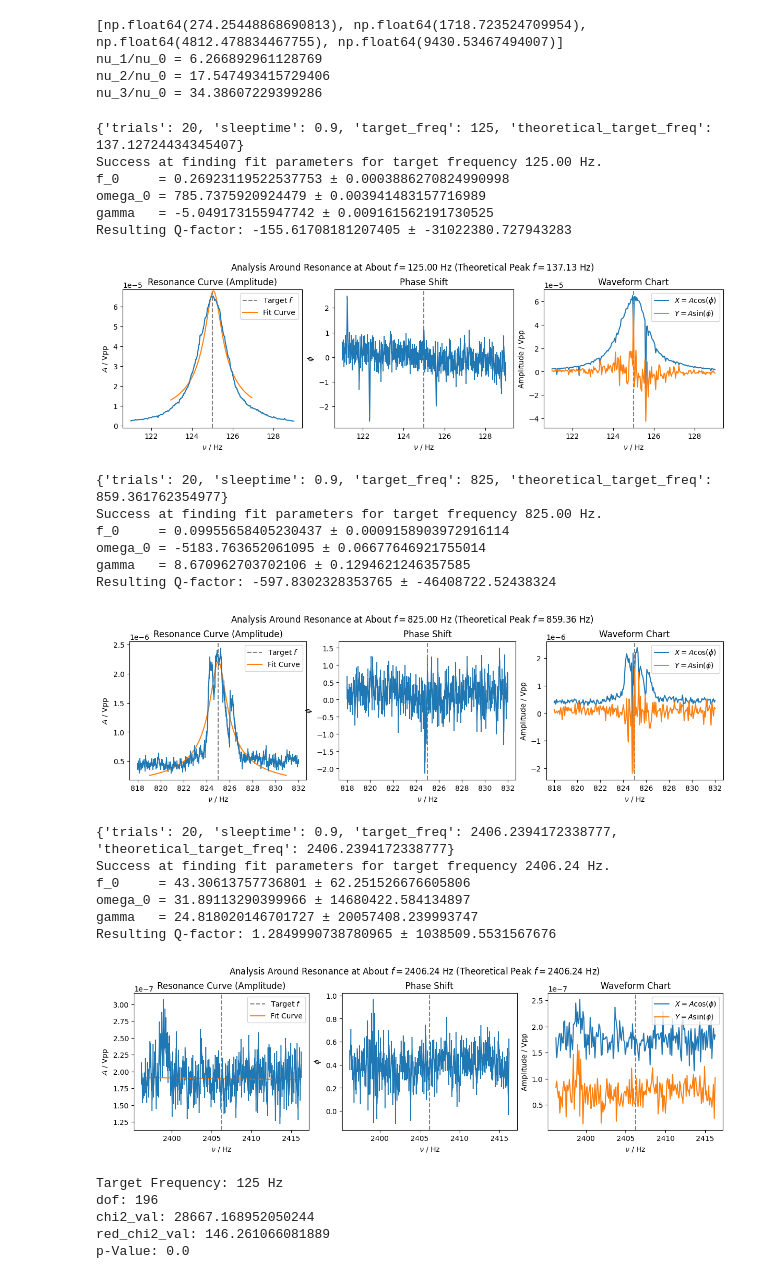
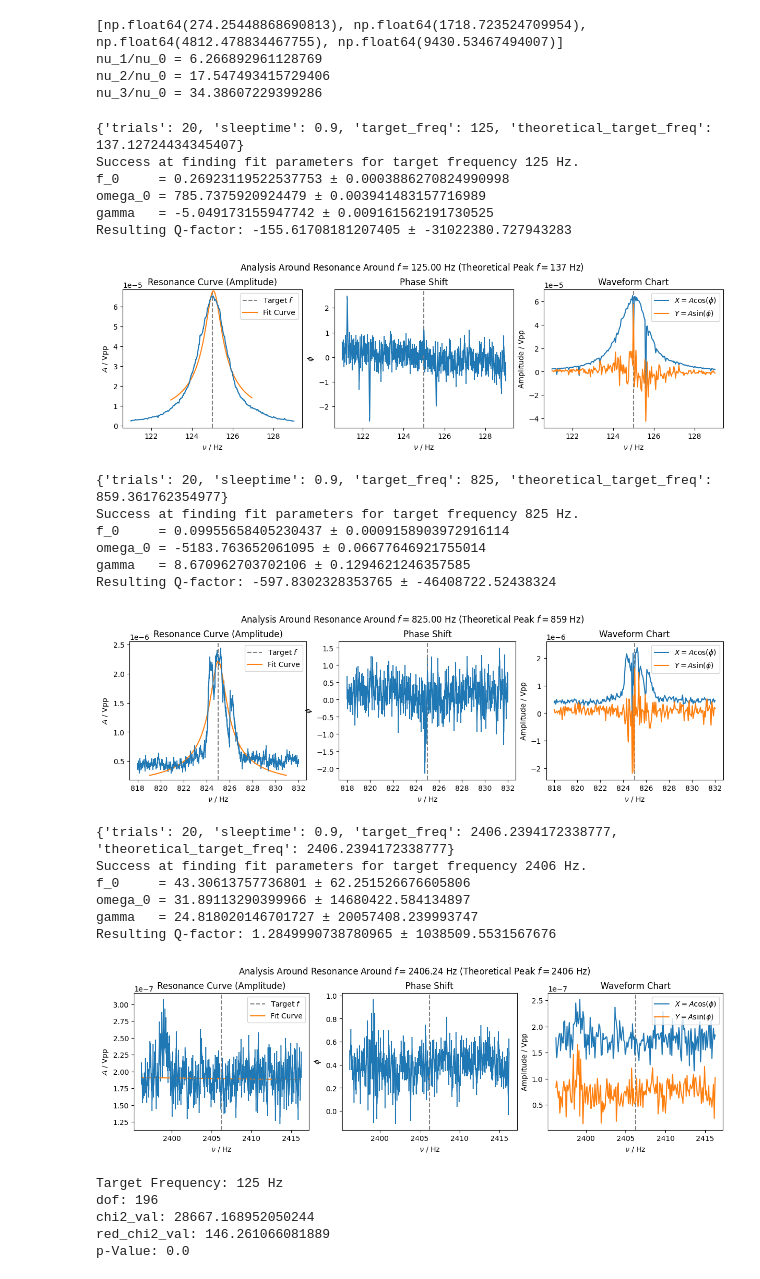
Before and after one commit to Just-Neptun/FP, a Jupyter notebook: F75 Computers and Data/Data_Analysis/analysis_A.ipynb, the cells around one changed output. Drawn from its saved outputs; the diff is of its cells as text; code cells hidden in the pictures.

```diff
--- a/F75 Computers and Data/Data_Analysis/analysis_A.ipynb
+++ b/F75 Computers and Data/Data_Analysis/analysis_A.ipynb
@@ -131,51 +131,51 @@ for i, (loc, p0, fit_lims) in enumerate(zip(locs, p0s, fit_limss)):
         params, params_err = lorentz.fit_analysis(
             axs[0],
             freq[fit_lims[0]:fit_lims[1]],
             A[fit_lims[0]:fit_lims[1]],
             A_err[fit_lims[0]:fit_lims[1]],
             p0
         )
-        print(f"Success at finding fit parameters for target frequency {target_freq:.2f} Hz.")
+        print(f"Success at finding fit parameters for target frequency {target_freq:.0f} Hz.")
         for param_name, param, param_err in zip(lorentz.FIT_PARAM_NAMES, params, params_err):
             result_dict[param_name] = param
             result_dict[param_name + '_err'] = param_err
             print(f'{param_name:<7} = {param} ± {param_err}')
         Q, Q_err = lorentz.calc_Q_factor(params, params_err)
         result_dict['fit_Q_factor'] = Q
         result_dict['fit_Q_err'] = Q_err
         print(f'Resulting Q-factor: {Q} ± {Q_err}')
         result_dict['params_list'] = params
         result_dict['params_err_list'] = params_err
     except RuntimeError as r_e:
-        print(f"Finding fit parameters was not possible for target frequency {target_freq:.2f} Hz.")
+        print(f"Finding fit parameters was not possible for target frequency {target_freq:.0f} Hz.")
 
     # append results to list (for later making into a pandas df)
     expA_fitparam_results[i] = result_dict
 
     axs[0].legend()
-    fig.suptitle(f"Analysis Around Resonance at About $ f = {target_freq:.2f}$ Hz (Theoretical Peak $ f = {theo_target_freq:.2f} $ Hz)")
+    fig.suptitle(f"Analysis Around Resonance Around $ f = {target_freq:.2f}$ Hz (Theoretical Peak $ f = {theo_target_freq:.0f} $ Hz)")
     plt.show()
 # %% [output]
 {'trials': 20, 'sleeptime': 0.9, 'target_freq': 125, 'theoretical_target_freq': 137.12724434345407}
-Success at finding fit parameters for target frequency 125.00 Hz.
+Success at finding fit parameters for target frequency 125 Hz.
 f_0     = 0.26923119522537753 ± 0.0003886270824990998
 omega_0 = 785.7375920924479 ± 0.003941483157716989
 gamma   = -5.049173155947742 ± 0.009161562191730525
 Resulting Q-factor: -155.61708181207405 ± -31022380.727943283
-[figure, old version]
+[figure, new version]
 {'trials': 20, 'sleeptime': 0.9, 'target_freq': 825, 'theoretical_target_freq': 859.361762354977}
-Success at finding fit parameters for target frequency 825.00 Hz.
+Success at finding fit parameters for target frequency 825 Hz.
 f_0     = 0.09955658405230437 ± 0.0009158903972916114
 omega_0 = -5183.763652061095 ± 0.06677646921755014
 gamma   = 8.670962703702106 ± 0.1294621246357585
 Resulting Q-factor: -597.8302328353765 ± -46408722.52438324
-[figure, old version]
+[figure, new version]
 {'trials': 20, 'sleeptime': 0.9, 'target_freq': 2406.2394172338777, 'theoretical_target_freq': 2406.2394172338777}
-Success at finding fit parameters for target frequency 2406.24 Hz.
+Success at finding fit parameters for target frequency 2406 Hz.
 f_0     = 43.30613757736801 ± 62.251526676605806
 omega_0 = 31.89113290399966 ± 14680422.584134897
 gamma   = 24.818020146701727 ± 20057408.239993747
 Resulting Q-factor: 1.2849990738780965 ± 1038509.5531567676
-[figure, old version]
+[figure, new version]
 # %%
 from scipy.stats import chi2
```
Also changed, not shown: parts of 5 cells of this notebook.
